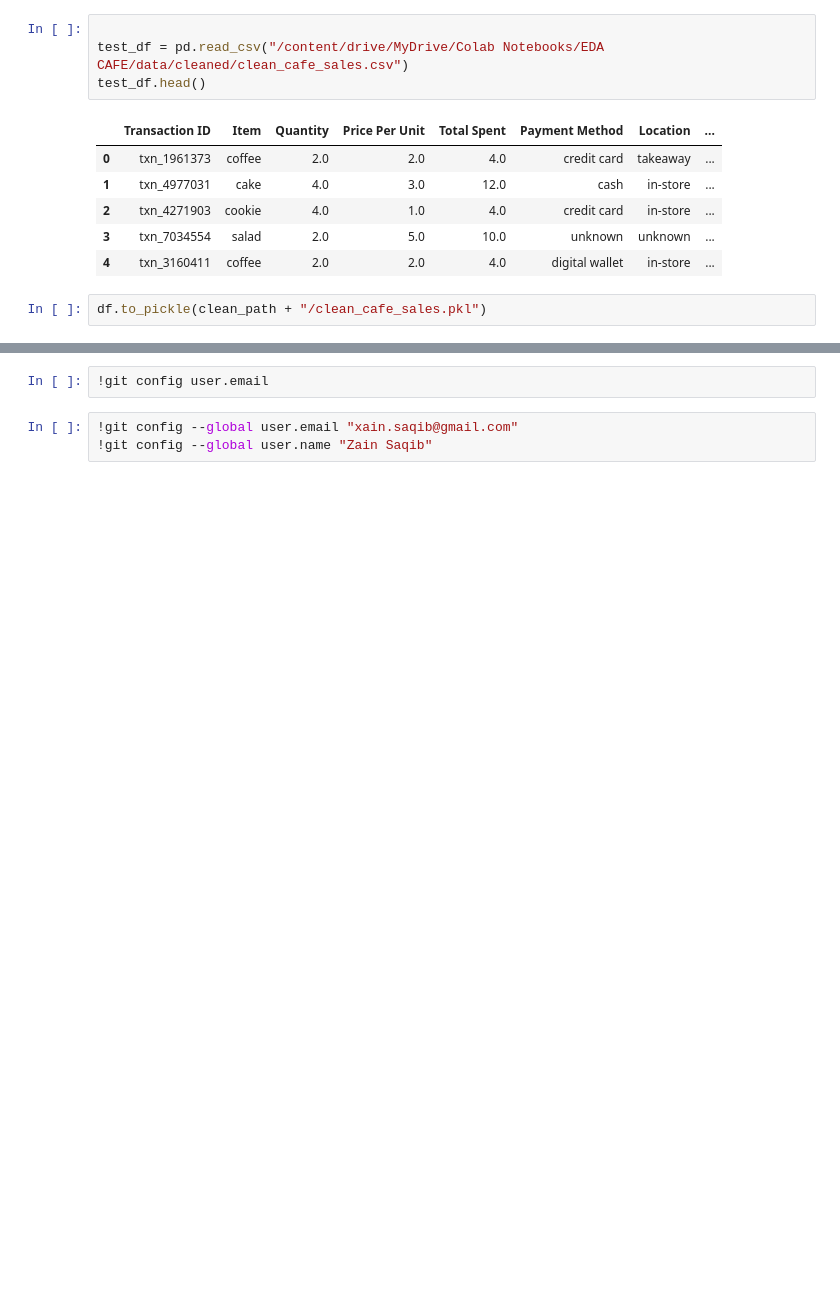
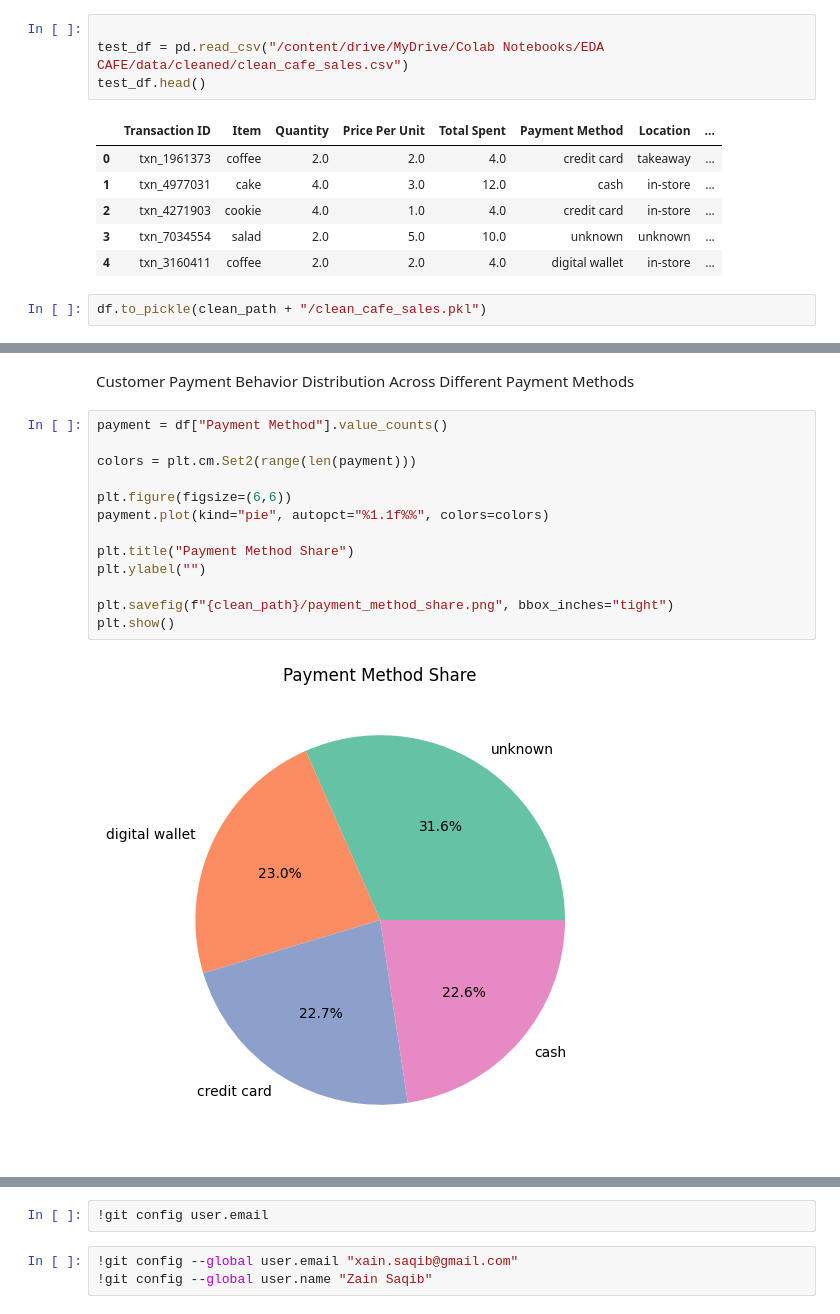
Before and after one commit to Xain1501/CleanCafeData, a Jupyter notebook: CleaningCafeData.ipynb, the cells around one changed output, grey strips where cells are left out. Drawn from its saved outputs; the diff is of its cells as text; blank space fills up the shorter version.

```diff
--- a/CleaningCafeData.ipynb
+++ b/CleaningCafeData.ipynb
@@ -557,0 +606,17 @@ df.to_pickle(clean_path + "/clean_cafe_sales.pkl")
+# %% [markdown]
+Customer Payment Behavior Distribution Across Different Payment Methods
+# %%
+payment = df["Payment Method"].value_counts()
+
+colors = plt.cm.Set2(range(len(payment)))
+
+plt.figure(figsize=(6,6))
+payment.plot(kind="pie", autopct="%1.1f%%", colors=colors)
+
+plt.title("Payment Method Share")
+plt.ylabel("")
+
+plt.savefig(f"{clean_path}/payment_method_share.png", bbox_inches="tight")
+plt.show()
+# %% [output]
+[figure, added]
```
Also changed, not shown: parts of 21 cells of this notebook.
